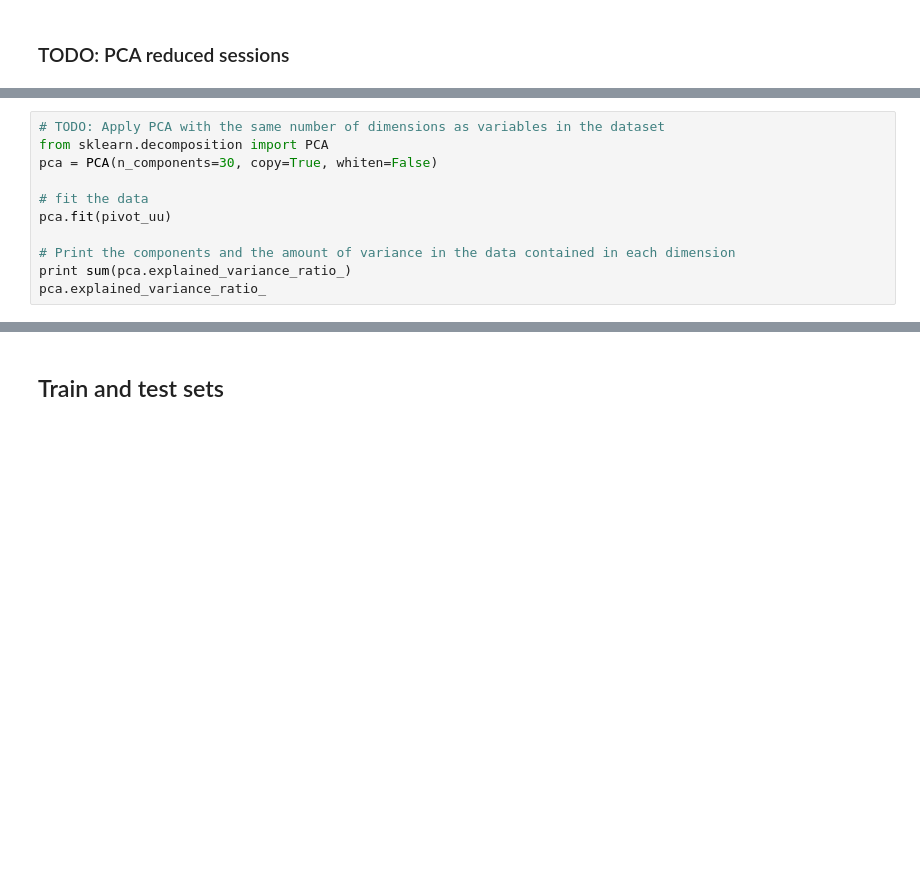
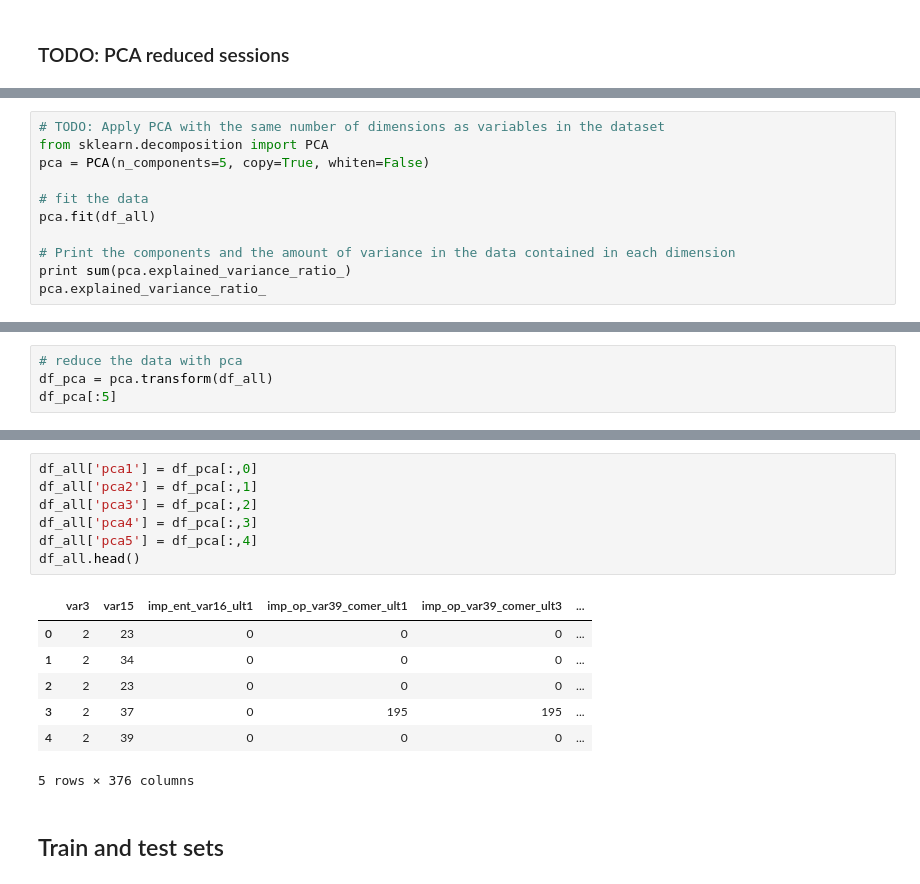
Before and after one commit to kcbighuge/kaggle, a Jupyter notebook: santander-customer-satisfaction.ipynb, the cells around one changed output, grey strips where cells are left out. Drawn from its saved outputs; the diff is of its cells as text; blank space fills up the shorter version.

```diff
--- a/santander-customer-satisfaction.ipynb
+++ b/santander-customer-satisfaction.ipynb
@@ -148,10 +119,10 @@ pivot_uu = pivot_uu.drop('user_id', axis=1)
 # %%
 # TODO: Apply PCA with the same number of dimensions as variables in the dataset
 from sklearn.decomposition import PCA
-pca = PCA(n_components=30, copy=True, whiten=False)
+pca = PCA(n_components=5, copy=True, whiten=False)
 
 # fit the data
-pca.fit(pivot_uu)
+pca.fit(df_all)
 
 # Print the components and the amount of variance in the data contained in each dimension
 print sum(pca.explained_variance_ratio_)
@@ -186,0 +145,4 @@ sessions_merge.head()
+# %%
+# reduce the data with pca
+df_pca = pca.transform(df_all)
+df_pca[:5]
@@ -187,2 +160,17 @@ sessions_merge.head()
+# %%
+df_all['pca1'] = df_pca[:,0]
+df_all['pca2'] = df_pca[:,1]
+df_all['pca3'] = df_pca[:,2]
+df_all['pca4'] = df_pca[:,3]
+df_all['pca5'] = df_pca[:,4]
+df_all.head()
+# %% [output]
+|  | var3 | var15 | imp_ent_var16_ult1 | imp_op_var39_comer_ult1 | imp_op_var39_comer_ult3 | ... |
+| 0 | 2 | 23 | 0 | 0 | 0 | ... |
+| 1 | 2 | 34 | 0 | 0 | 0 | ... |
+| 2 | 2 | 23 | 0 | 0 | 0 | ... |
+| 3 | 2 | 37 | 0 | 195 | 195 | ... |
+| 4 | 2 | 39 | 0 | 0 | 0 | ... |
+5 rows × 376 columns
 # %% [markdown]
 ## Train and test sets
```
Also changed, not shown: parts of 64 cells of this notebook.
